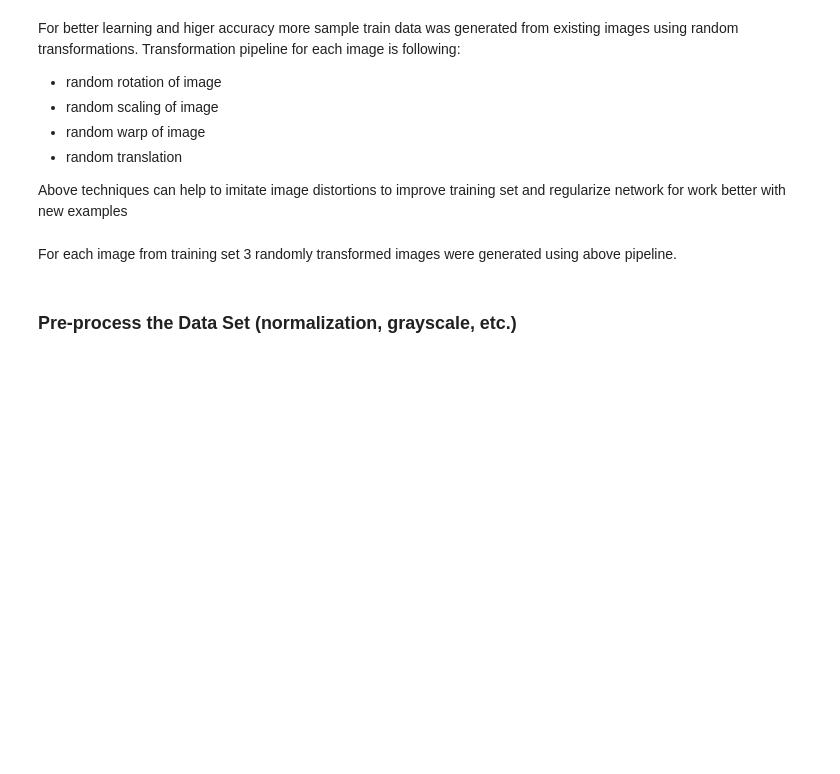
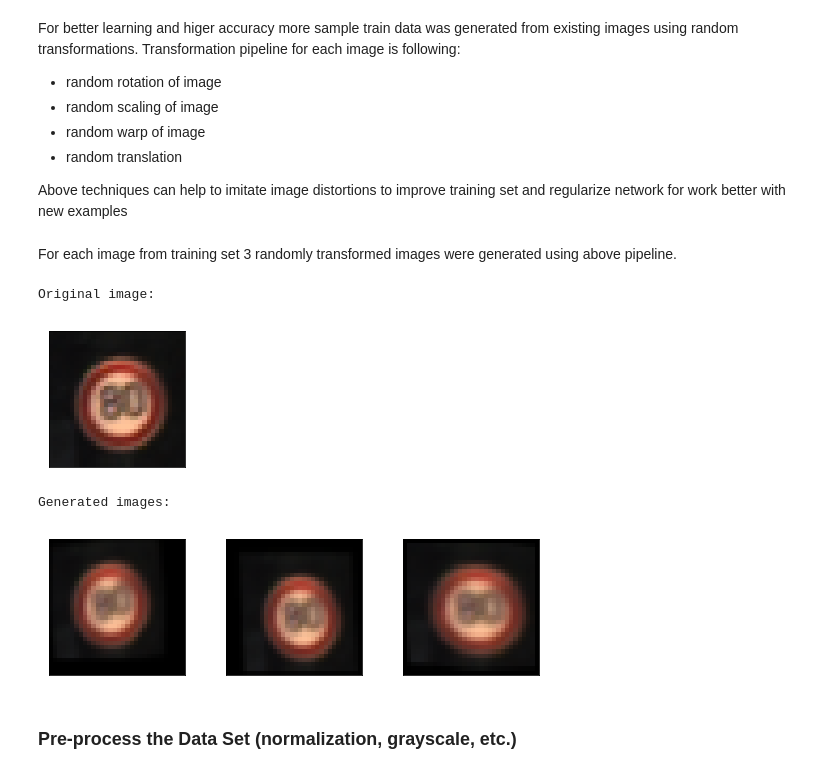
Before and after one commit to vankor/self-driving-car, a Jupyter notebook: CarND-Traffic-Sign-Classifier-Project/Traffic_Sign_Classifier.ipynb, the cells around one changed output. Saved outputs shown, nothing was run; the diff lists cells and outputs as text; code cells hidden in the pictures; blank space fills up the shorter version.

Commit message:
- add images and modify submission

```diff
--- a/CarND-Traffic-Sign-Classifier-Project/Traffic_Sign_Classifier.ipynb
+++ b/CarND-Traffic-Sign-Classifier-Project/Traffic_Sign_Classifier.ipynb
@@ -282,6 +284,21 @@ def expandTrainingSet(newCount, x, y):
     return np.array(X_train_extended), np.array(y_train_extended)
 # %% [markdown]
 For each image from training set 3 randomly transformed images were generated using above pipeline.
+# %%
+image_data, randomIndexes = getRandomImages(1, X_train, y_train)
+print("Original image:")
+plotImages(image_data, cols=1)
+img_size=X_train.shape[1]
+generated_images = []
+for j in range(3):
+      generated_images.append((generateNewExample(image_data[0][0]),  image_data[0][1]))
+print("Generated images:")
+plotImages(generated_images, cols=3)
+# %% [output]
+Original image:
+[figure, added]
+Generated images:
+[figure, added]
 # %%
 #expand training set with new examples with random effects
 X_train, y_train = expandTrainingSet(3, X_train, y_train)
```
Also changed, not shown: parts of 2 cells of this notebook, 5 other files.
